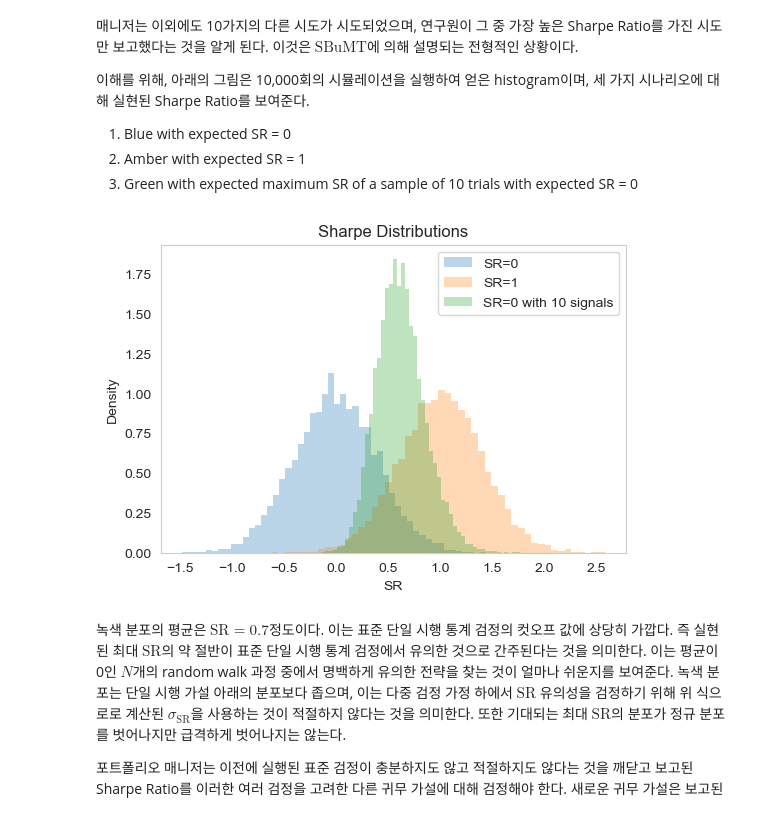
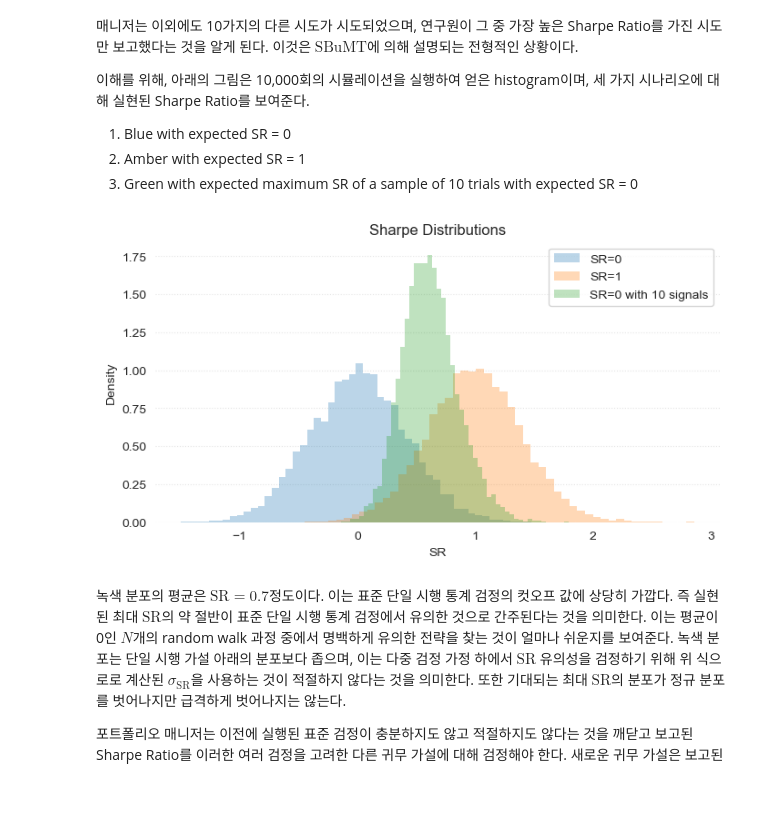
Before and after one commit to Tommylee1013/QuantFinanceResearch, a Jupyter notebook: TheThreeTypesOfBacktests/03SelectionbiasUnderMultipleTesting.ipynb, the cells around one changed output. Cells and saved outputs as stored; diff of their text form; code cells hidden in the pictures.

```diff
--- a/TheThreeTypesOfBacktests/03SelectionbiasUnderMultipleTesting.ipynb
+++ b/TheThreeTypesOfBacktests/03SelectionbiasUnderMultipleTesting.ipynb
@@ -35,43 +35,48 @@ n_signals = 10
 sr_0_signals = np.random.normal(0, 0.4, (n_signals, n_samples))
 sr_0_max = sr_0_signals.max(axis = 0)
 # %%
-plt.figure(figsize = (6, 4))
+fig, ax = plt.subplots(figsize = (8, 4))
 sns.histplot(
     sr_0,
     label = 'SR=0',
     stat = 'density',
     bins = 50,
     alpha = 0.3,
     edgecolor = 'none',
-    color = 'tab:blue'
+    color = 'tab:blue',
+    ax = ax
 )
 sns.histplot(
     sr_1,
     label = 'SR=1',
     stat = 'density',
     bins = 50,
     alpha = 0.3,
     edgecolor = 'none',
-    color = 'tab:orange'
+    color = 'tab:orange',
+    ax = ax
 )
 sns.histplot(
     sr_0_max,
     label = 'SR=0 with 10 signals',
     stat = 'density',
     bins = 50,
     alpha = 0.3,
     edgecolor = 'none',
-    color = 'tab:green'
+    color = 'tab:green',
+    ax = ax
 )
-
-plt.title('Sharpe Distributions')
+for spine in ax.spines.values():
+    spine.set_visible(False)
+ax.grid(False)
+plt.legend()
 plt.xlabel('SR')
 plt.ylabel('Density')
-plt.legend()
-plt.grid(False)
+ax.yaxis.grid(True, ls = ':', alpha = 0.5)
+plt.title('Sharpe Distributions')
 plt.show()
 # %% [output]
-[figure, old version]
+[figure, new version]
 # %% [markdown]
 녹색 분포의 평균은 $\text{SR} = 0.7$정도이다. 이는 표준 단일 시행 통계 검정의 컷오프 값에 상당히 가깝다. 즉 실현된 최대 $\text{SR}$의 약 절반이 표준 단일 시행 통계 검정에서 유의한 것으로 간주된다는 것을 의미한다. 이는 평균이 0인 $N$개의 random walk 과정 중에서 명백하게 유의한 전략을 찾는 것이 얼마나 쉬운지를 보여준다. 녹색 분포는 단일 시행 가설 아래의 분포보다 좁으며, 이는 다중 검정 가정 하에서 $\text{SR}$ 유의성을 검정하기 위해 위 식으로로 계산된 $\sigma_{\text{SR}}$을 사용하는 것이 적절하지 않다는 것을 의미한다. 또한 기대되는 최대 $\text{SR}$의 분포가 정규 분포를 벗어나지만 급격하게 벗어나지는 않는다.
 
```
Also changed, not shown: parts of 1 cell of this notebook, 2 other files.
